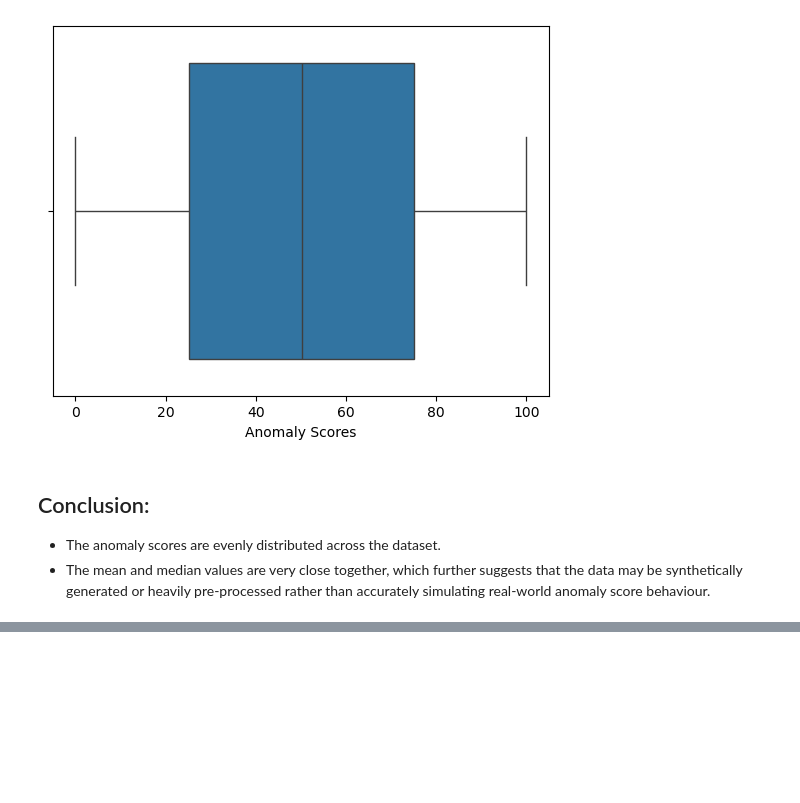
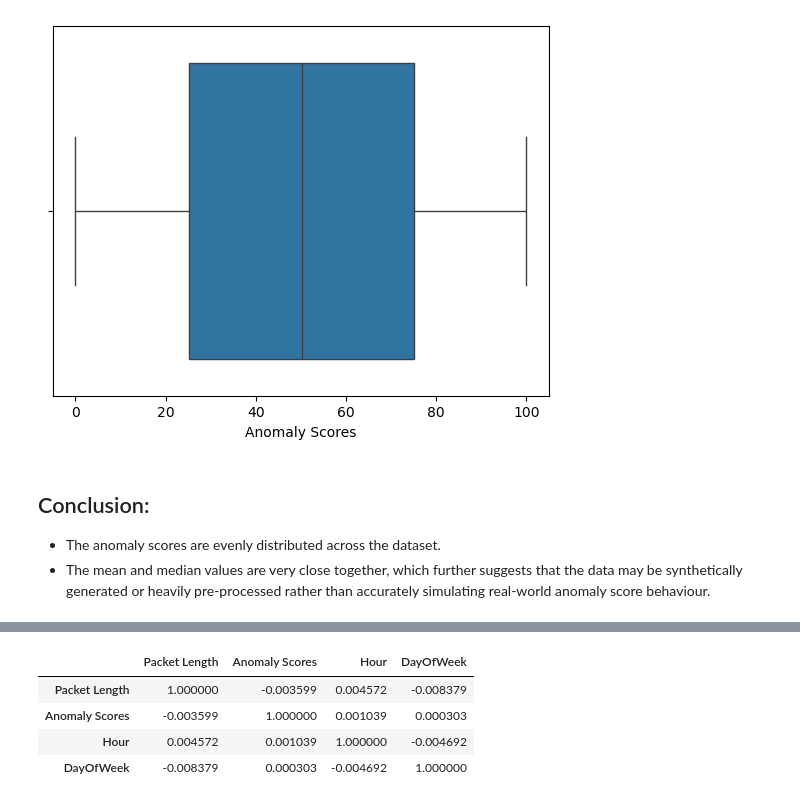
Before and after one commit to quangminh206lnh-collab/Network-attack-type-prediction-, a Jupyter notebook: notebooks/cybersecurity_analysis.ipynb, the cells around one changed output, grey strips where cells are left out. Cells and saved outputs as stored; diff of their text form; code cells hidden in the pictures; blank space fills up the shorter version.

```diff
--- a/notebooks/cybersecurity_analysis.ipynb
+++ b/notebooks/cybersecurity_analysis.ipynb
@@ -585,0 +627,8 @@ sns.boxplot(x="Anomaly Scores", data=df,vert=False)
+# %%
+df[numeric_var].corr()
+# %% [output]
+|  | Packet Length | Anomaly Scores | Hour | DayOfWeek |
+| Packet Length | 1.000000 | -0.003599 | 0.004572 | -0.008379 |
+| Anomaly Scores | -0.003599 | 1.000000 | 0.001039 | 0.000303 |
+| Hour | 0.004572 | 0.001039 | 1.000000 | -0.004692 |
+| DayOfWeek | -0.008379 | 0.000303 | -0.004692 | 1.000000 |
```
Also changed, not shown: parts of 5 cells of this notebook.
